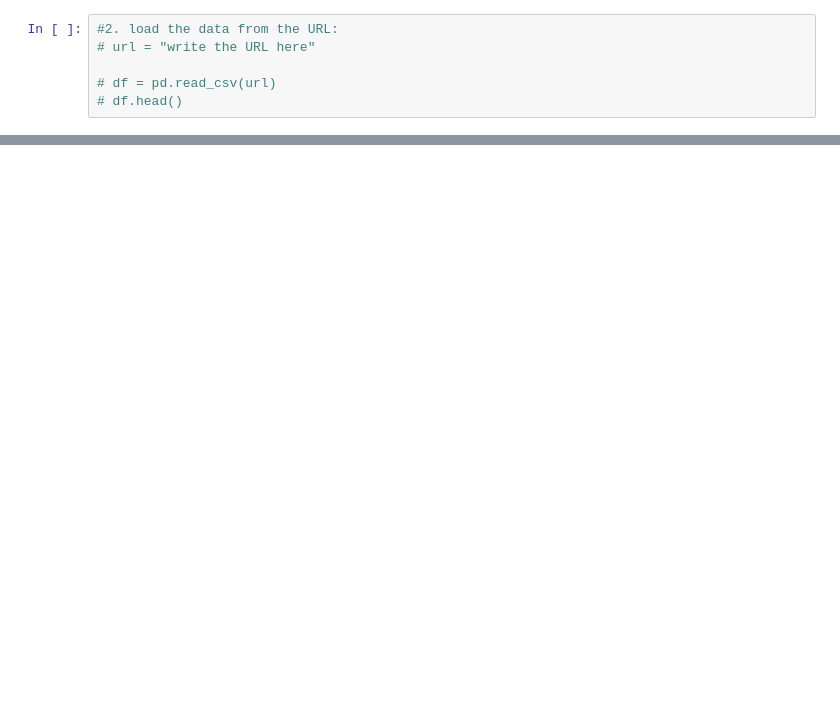
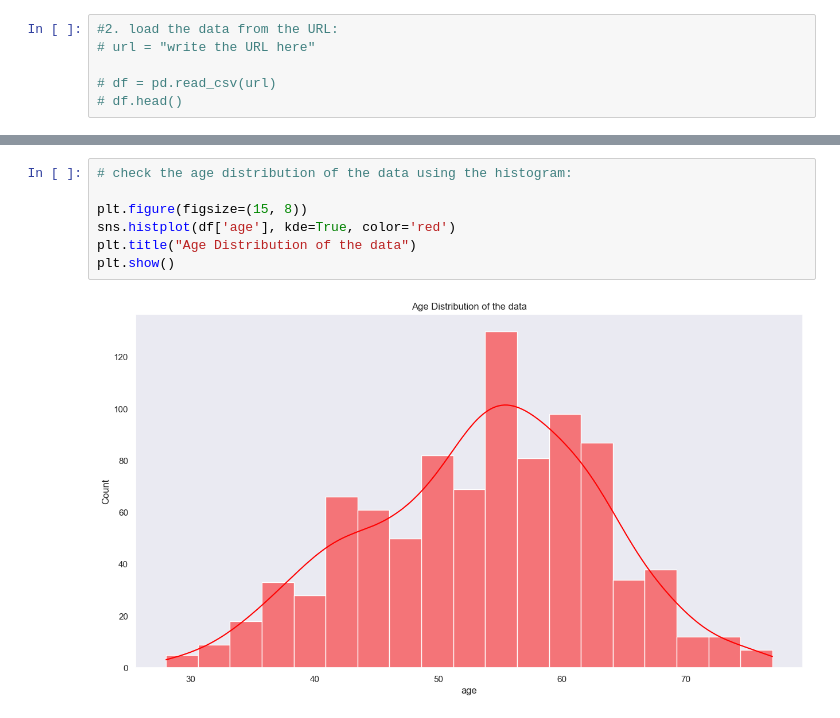
Before and after one commit to faizan-yousaf/CardioCare-AI-, a Jupyter notebook: Muhammad_Faizan_BootCamp_2_MachineLearning.ipynb, the cells around one changed output, grey strips where cells are left out. Cells and saved outputs as stored; diff of their text form; blank space fills up the shorter version.

```diff
--- a/Muhammad_Faizan_BootCamp_2_MachineLearning.ipynb
+++ b/Muhammad_Faizan_BootCamp_2_MachineLearning.ipynb
@@ -187,0 +335,9 @@ Explore each column
+# %%
+# check the age distribution of the data using the histogram:
+
+plt.figure(figsize=(15, 8))
+sns.histplot(df['age'], kde=True, color='red')
+plt.title("Age Distribution of the data")
+plt.show()
+# %% [output]
+[figure, added]
```
Also changed, not shown: parts of 163 cells of this notebook.
